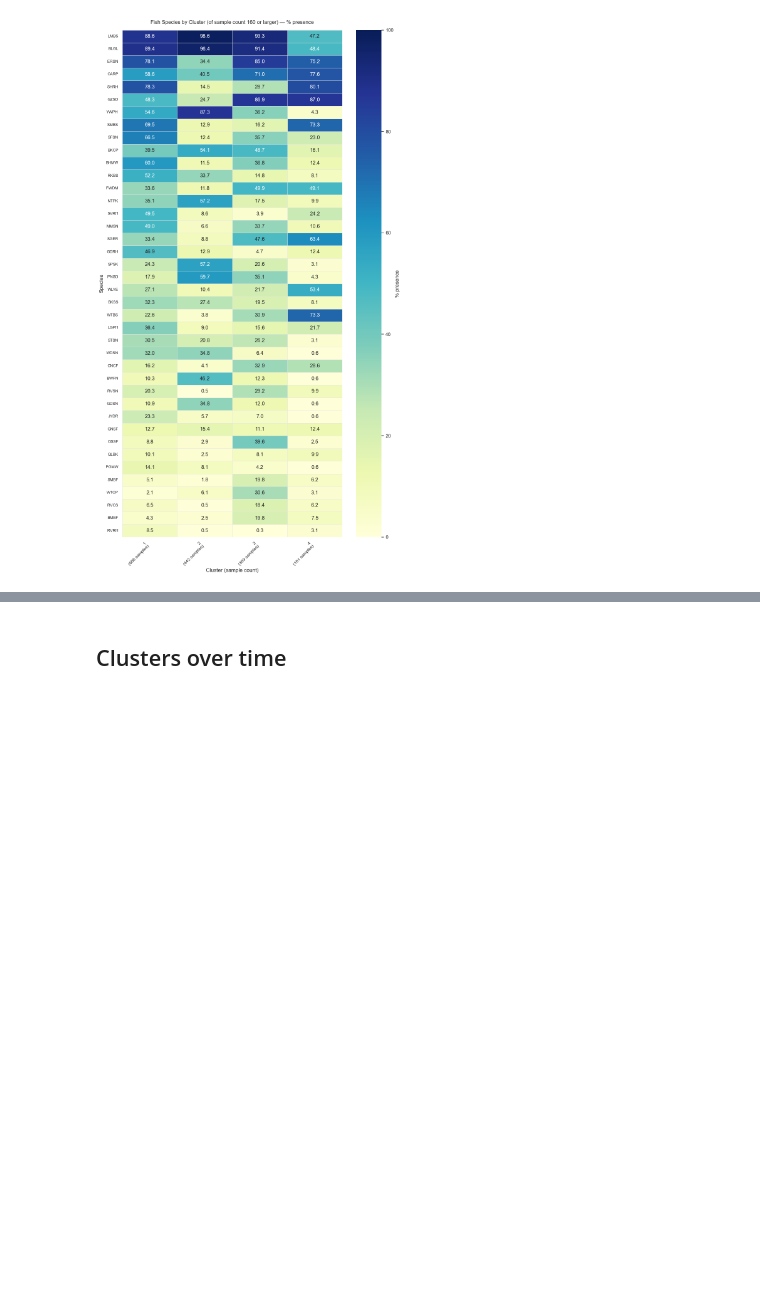
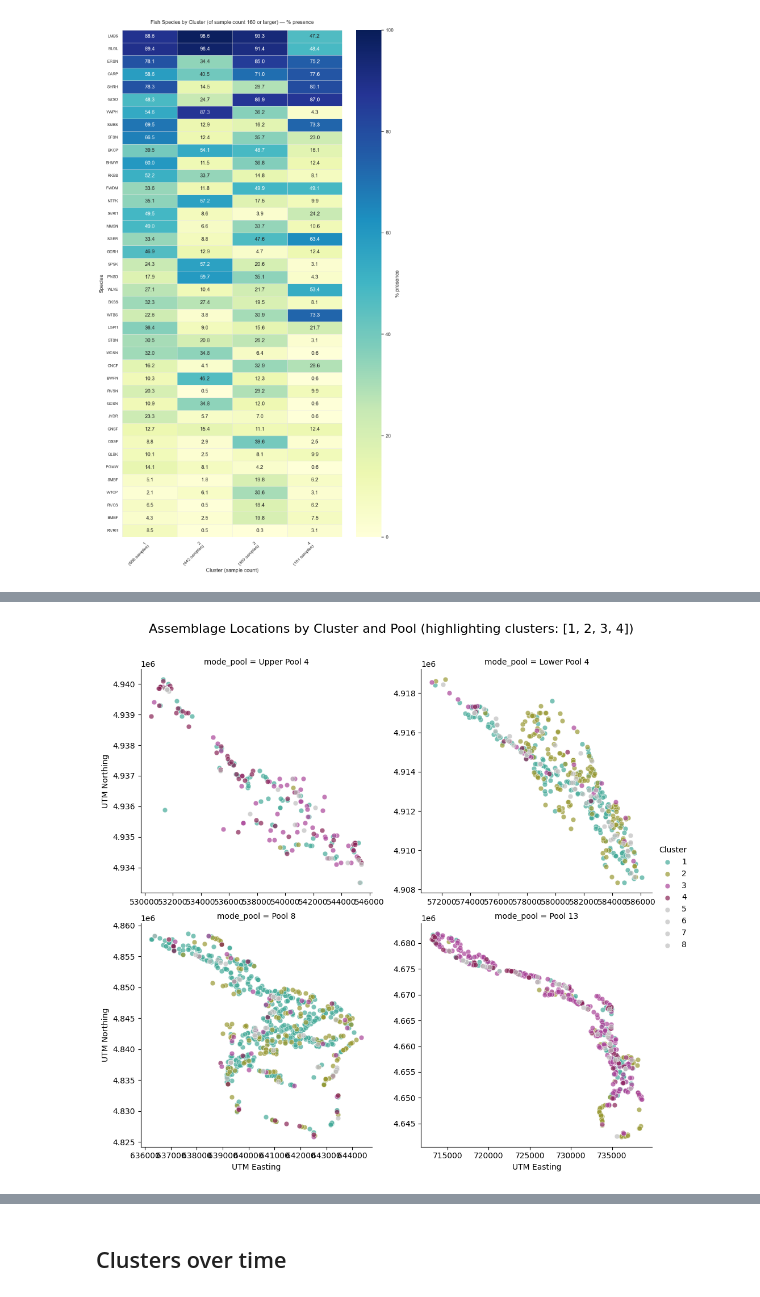
Before and after one commit to jppeirce/ltrm_fish, a Jupyter notebook: 3cluster_visualization.ipynb, the cells around one changed output, grey strips where cells are left out. Drawn from its saved outputs; the diff is of its cells as text; code cells hidden in the pictures; blank space fills up the shorter version.

```diff
--- a/3cluster_visualization.ipynb
+++ b/3cluster_visualization.ipynb
@@ -381,0 +140,88 @@ plt.show()
+# %%
+import tol_colors as tc
+
+CB_PALETTE = tc.bright
+# Fallback colors for clusters > 8
+EXTRA_COLORS = ['#882255', '#44AA99', '#999933', '#AA4499']
+GREY_COLOR = (0.75, 0.75, 0.75)  # light gray for non-highlighted clusters
+
+# =============================================================================
+# CONFIGURATION: Select clusters to highlight
+# =============================================================================
+highlight_clusters = [1, 2, 3, 4]  # <-- CHANGE THIS to select clusters (set to None or [] to show all)
+
+# Minimum cluster size filter
+min_cluster_size = 30
+
+# Define pool order for facets (2 columns: row1 = Pool 4s, row2 = Pool 8 & 13)
+pool_order = ["Upper Pool 4", "Lower Pool 4", "Pool 8", "Pool 13"]
+
+# =============================================================================
+# Data preparation
+# =============================================================================
+# Filter cluster size over threshold
+cluster_counts = df_explore['cluster'].value_counts()
+clusters_over_threshold = cluster_counts[cluster_counts >= min_cluster_size].index
+df_plot = df_explore[df_explore['cluster'].isin(clusters_over_threshold)].copy()
+
+# Filter to only include pools in our desired order
+df_plot = df_plot[df_plot['mode_pool'].isin(pool_order)].copy()
+
+# Set mode_pool as ordered categorical to control facet order
+df_plot['mode_pool'] = pd.Categorical(
+    df_plot['mode_pool'],
+    categories=pool_order,
+    ordered=True
+)
+
+cluster_sizes = df_plot['cluster'].value_counts()
+unique_clusters = sorted(df_plot['cluster'].unique())
+
+# =============================================================================
+# Build color map: use consistent CB colors, grey out non-highlighted clusters
+# =============================================================================
+def get_cluster_color(cluster_num):
+    """Get the consistent CB-friendly color for a cluster number."""
+    if cluster_num in CB_PALETTE:
+        return CB_PALETTE[cluster_num]
+    else:
+        idx = (cluster_num - len(CB_PALETTE) - 1) % len(EXTRA_COLORS)
+        return EXTRA_COLORS[idx]
+
+color_map = {}
+for c in unique_clusters:
+    if highlight_clusters:
+        # If highlighting, only selected clusters get their color
+        if c in highlight_clusters:
+            color_map[c] = get_cluster_color(c)
+        else:
+            color_map[c] = GREY_COLOR
+    else:
+        # No highlighting: all clusters get their assigned color
+        color_map[c] = get_cluster_color(c)
+
+g = sns.FacetGrid(
+    df_plot,
+    col="mode_pool",
+    hue="cluster",
+    palette=color_map,
+    col_wrap=2,  # 2 columns: Upper/Lower Pool 4 on row 1, Pool 8/13 on row 2
+    height=5,
+    sharex=False,
+    sharey=False
+)
+g.map_dataframe(sns.scatterplot, x="utm_e", y="utm_n", alpha=0.7, s=40)
+g.add_legend(title="Cluster")
+g.set_axis_labels("UTM Easting", "UTM Northing")
+g.figure.subplots_adjust(top=0.90)
+
+# Update title based on selection
+if highlight_clusters:
+    title_suffix = f" (highlighting clusters: {highlight_clusters})"
+else:
+    title_suffix = ""
+g.figure.suptitle(f"Assemblage Locations by Cluster and Pool{title_suffix}", fontsize=16)
+
+plt.show()
+# %% [output]
+[figure, added]
```
Also changed, not shown: parts of 17 cells of this notebook, 4 other files.
